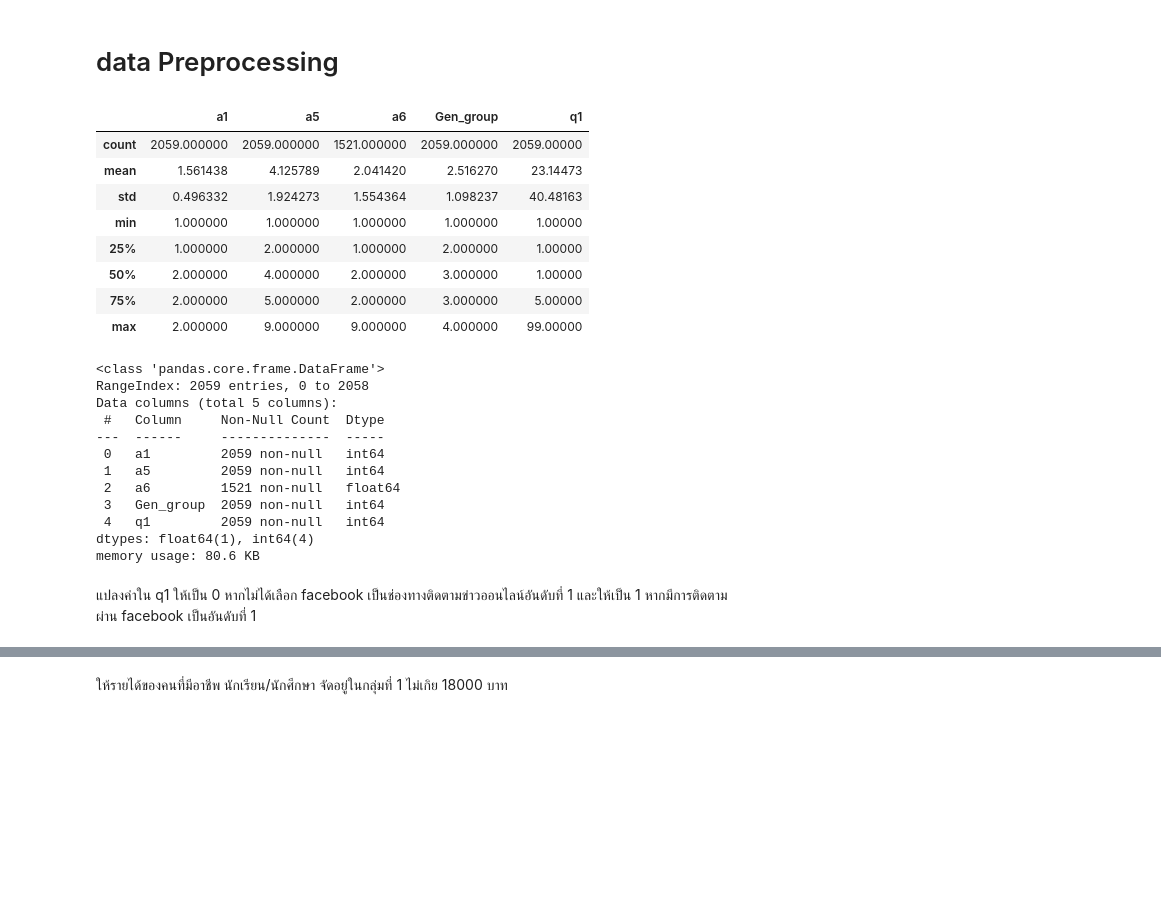
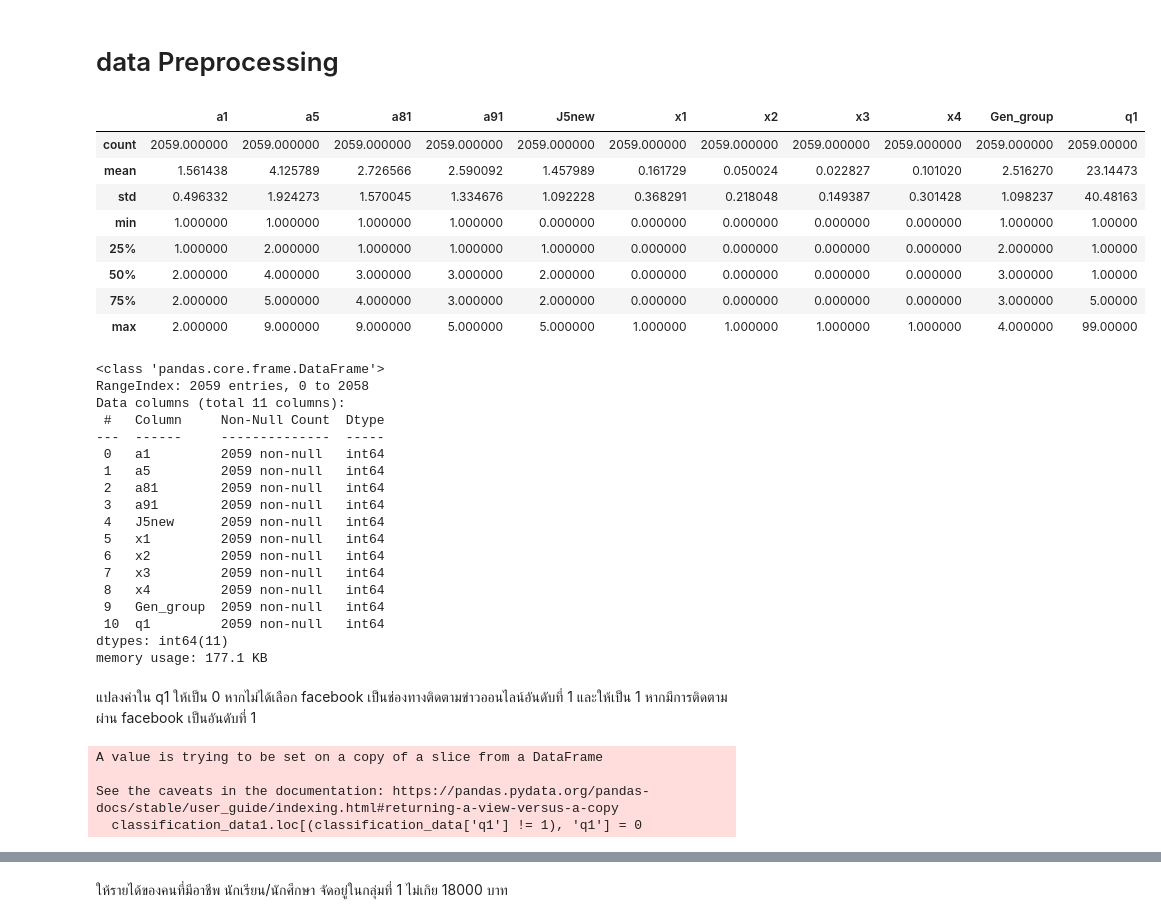
Before and after one commit to Thanatipz/BSC_DPDM23, a Jupyter notebook: test_survey.ipynb, the cells around one changed output, grey strips where cells are left out. Cells and saved outputs as stored; diff of their text form; code cells hidden in the pictures; blank space fills up the shorter version.

```diff
--- a/test_survey.ipynb
+++ b/test_survey.ipynb
@@ -13,5 +13,5 @@ Mounted at /content/drive
 # %%
-survey = pd.read_excel('/content/drive/MyDrive/BSC_DPDM23/Project_data/dataset_consumer-insight-survey2019.xlsx')
+survey = pd.read_excel('/content/drive/MyDrive/Final BSC2-67/dataset_consumer-insight-survey2019.xlsx')
 # %% [markdown]
 # column ที่ใช้ Association
 ช่วงเวลา k 1-10
@@ -343,6 +348,6 @@ classification_data
 # %%
 # classification_data['a7'].describe() # ดูรายได้กลุ่มอาชีพนักเรียน/นักศึกษา
 # %%
-classification_data = classification_data[['a1', 'a5', 'a6', 'Gen_group', 'q1']]
-classification_data
+classification_data1 = classification_data[['a1','a5','a81','a91', 'J5new','x1', 'x2','x3','x4', 'Gen_group', 'q1']]
+classification_data1
 # %% [output]
@@ -365,34 +373,45 @@ classification_data
 # %% [markdown]
 # data Preprocessing
 # %%
-classification_data.describe()
+classification_data1.describe()
 # %% [output]
-|  | a1 | a5 | a6 | Gen_group | q1 |
-| count | 2059.000000 | 2059.000000 | 1521.000000 | 2059.000000 | 2059.00000 |
-| mean | 1.561438 | 4.125789 | 2.041420 | 2.516270 | 23.14473 |
-| std | 0.496332 | 1.924273 | 1.554364 | 1.098237 | 40.48163 |
-| min | 1.000000 | 1.000000 | 1.000000 | 1.000000 | 1.00000 |
-| 25% | 1.000000 | 2.000000 | 1.000000 | 2.000000 | 1.00000 |
-| 50% | 2.000000 | 4.000000 | 2.000000 | 3.000000 | 1.00000 |
-| 75% | 2.000000 | 5.000000 | 2.000000 | 3.000000 | 5.00000 |
-| max | 2.000000 | 9.000000 | 9.000000 | 4.000000 | 99.00000 |
+|  | a1 | a5 | a81 | a91 | J5new | x1 | x2 | x3 | x4 | Gen_group | q1 |
+| count | 2059.000000 | 2059.000000 | 2059.000000 | 2059.000000 | 2059.000000 | 2059.000000 | 2059.000000 | 2059.000000 | 2059.000000 | 2059.000000 | 2059.00000 |
+| mean | 1.561438 | 4.125789 | 2.726566 | 2.590092 | 1.457989 | 0.161729 | 0.050024 | 0.022827 | 0.101020 | 2.516270 | 23.14473 |
+| std | 0.496332 | 1.924273 | 1.570045 | 1.334676 | 1.092228 | 0.368291 | 0.218048 | 0.149387 | 0.301428 | 1.098237 | 40.48163 |
+| min | 1.000000 | 1.000000 | 1.000000 | 1.000000 | 0.000000 | 0.000000 | 0.000000 | 0.000000 | 0.000000 | 1.000000 | 1.00000 |
+| 25% | 1.000000 | 2.000000 | 1.000000 | 1.000000 | 1.000000 | 0.000000 | 0.000000 | 0.000000 | 0.000000 | 2.000000 | 1.00000 |
+| 50% | 2.000000 | 4.000000 | 3.000000 | 3.000000 | 2.000000 | 0.000000 | 0.000000 | 0.000000 | 0.000000 | 3.000000 | 1.00000 |
+| 75% | 2.000000 | 5.000000 | 4.000000 | 3.000000 | 2.000000 | 0.000000 | 0.000000 | 0.000000 | 0.000000 | 3.000000 | 5.00000 |
+| max | 2.000000 | 9.000000 | 9.000000 | 5.000000 | 5.000000 | 1.000000 | 1.000000 | 1.000000 | 1.000000 | 4.000000 | 99.00000 |
 # %%
-classification_data.info()
+classification_data1.info()
 # %% [output]
 <class 'pandas.core.frame.DataFrame'>
 RangeIndex: 2059 entries, 0 to 2058
-Data columns (total 5 columns):
+Data columns (total 11 columns):
  #   Column     Non-Null Count  Dtype
 ---  ------     --------------  -----
  0   a1         2059 non-null   int64
  1   a5         2059 non-null   int64
- 2   a6         1521 non-null   float64
- 3   Gen_group  2059 non-null   int64
- 4   q1         2059 non-null   int64
-dtypes: float64(1), int64(4)
-memory usage: 80.6 KB
+ 2   a81        2059 non-null   int64
+ 3   a91        2059 non-null   int64
+ 4   J5new      2059 non-null   int64
+ 5   x1         2059 non-null   int64
+ 6   x2         2059 non-null   int64
+ 7   x3         2059 non-null   int64
+ 8   x4         2059 non-null   int64
+ 9   Gen_group  2059 non-null   int64
+ 10  q1         2059 non-null   int64
+dtypes: int64(11)
+memory usage: 177.1 KB
 # %% [markdown]
 แปลงค่าใน q1 ให้เป็น 0 หากไม่ได้เลือก facebook เป็นช่องทางติดตามข่าวออนไลน์อันดับที่ 1 และให้เป็น 1 หากมีการติดตามผ่าน facebook เป็นอันดับที่ 1
 # %%
-classification_data.loc[(classification_data['q1'] != 1), 'q1'] = 0
+classification_data1.loc[(classification_data['q1'] != 1), 'q1'] = 0
+# %% [output]
+A value is trying to be set on a copy of a slice from a DataFrame
+
+See the caveats in the documentation: https://pandas.pydata.org/pandas-docs/stable/user_guide/indexing.html#returning-a-view-versus-a-copy
+  classification_data1.loc[(classification_data['q1'] != 1), 'q1'] = 0
 # %%
```
Also changed, not shown: parts of 67 cells of this notebook.
